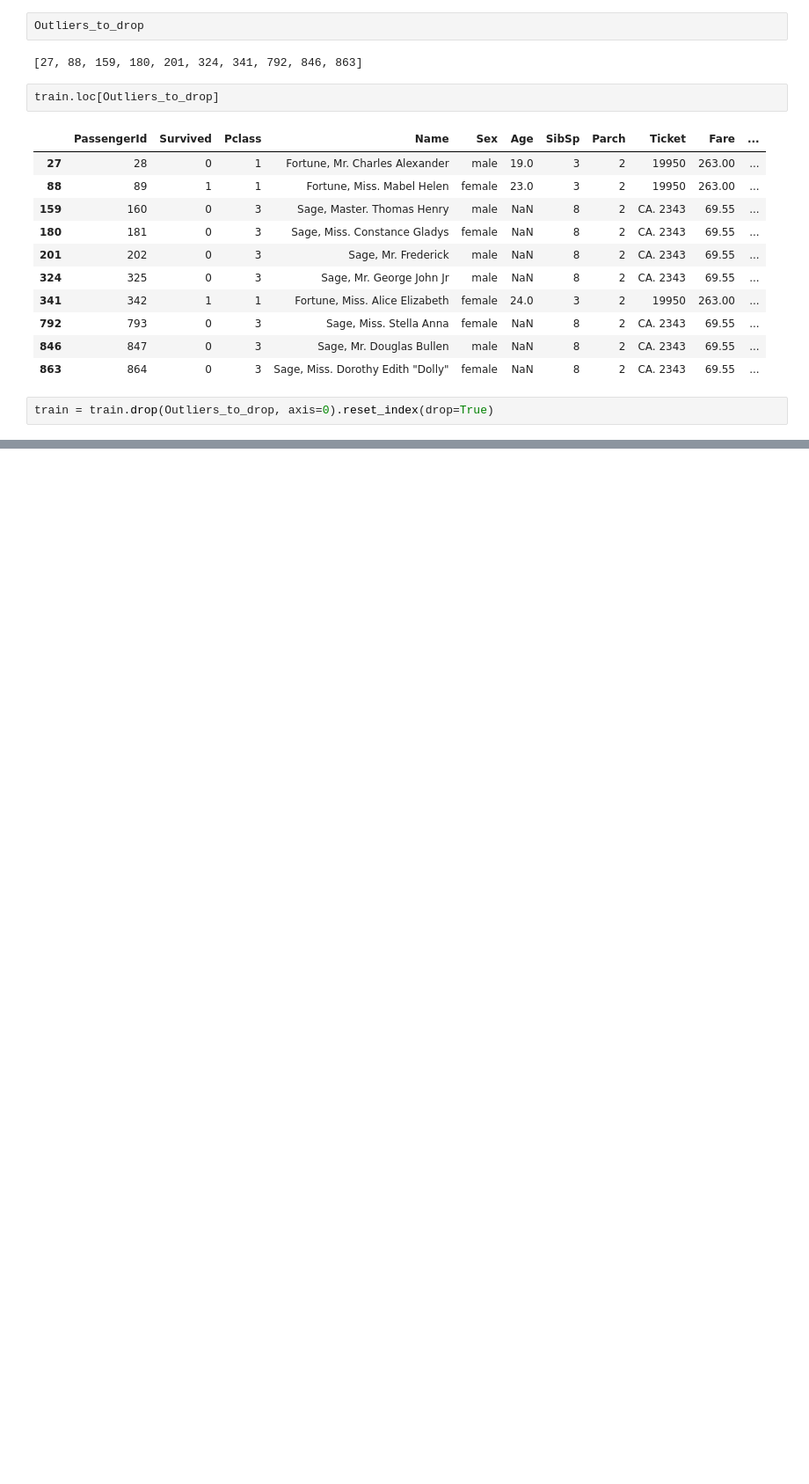
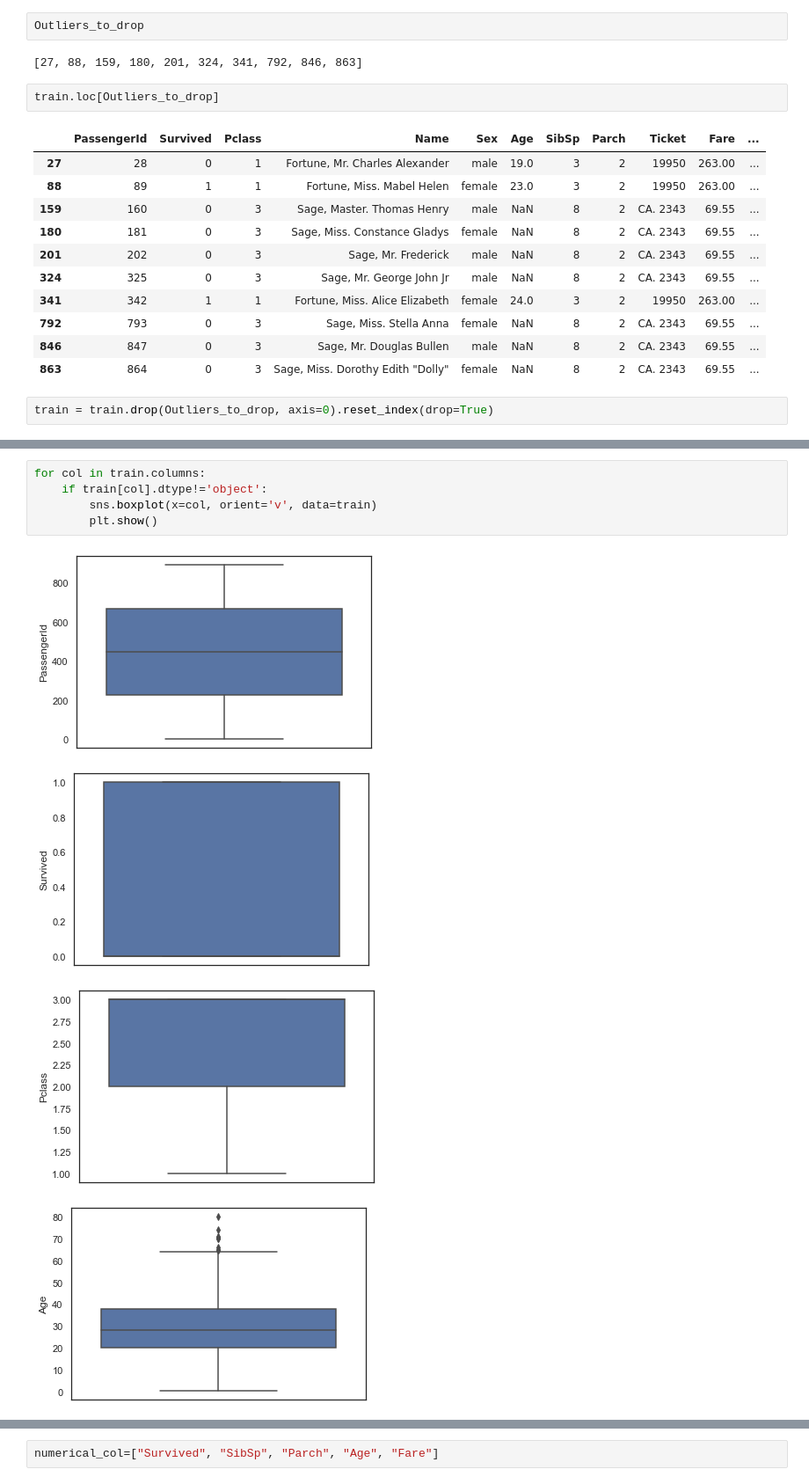
Before and after one commit to mino-park7/kaggle-practice, a Jupyter notebook: Titanic Top 4% With Ensemble Modeling.ipynb, the cells around one changed output, grey strips where cells are left out. Shown at 88% size. Saved outputs shown, nothing was run; the diff lists cells and outputs as text; blank space fills up the shorter version.

```diff
--- a/Titanic Top 4% With Ensemble Modeling.ipynb
+++ b/Titanic Top 4% With Ensemble Modeling.ipynb
@@ -94,0 +177,10 @@ train = train.drop(Outliers_to_drop, axis=0).reset_index(drop=True)
+# %%
+for col in train.columns:
+    if train[col].dtype!='object':
+        sns.boxplot(x=col, orient='v', data=train)
+        plt.show()
+# %% [output]
+[figure, added]
+[figure, added]
+[figure, added]
+[figure, added]
@@ -94,0 +190,2 @@ train = train.drop(Outliers_to_drop, axis=0).reset_index(drop=True)
+# %%
+numerical_col=["Survived", "SibSp", "Parch", "Age", "Fare"]
```
Also changed, not shown: parts of 70 cells of this notebook, 1 other file.
